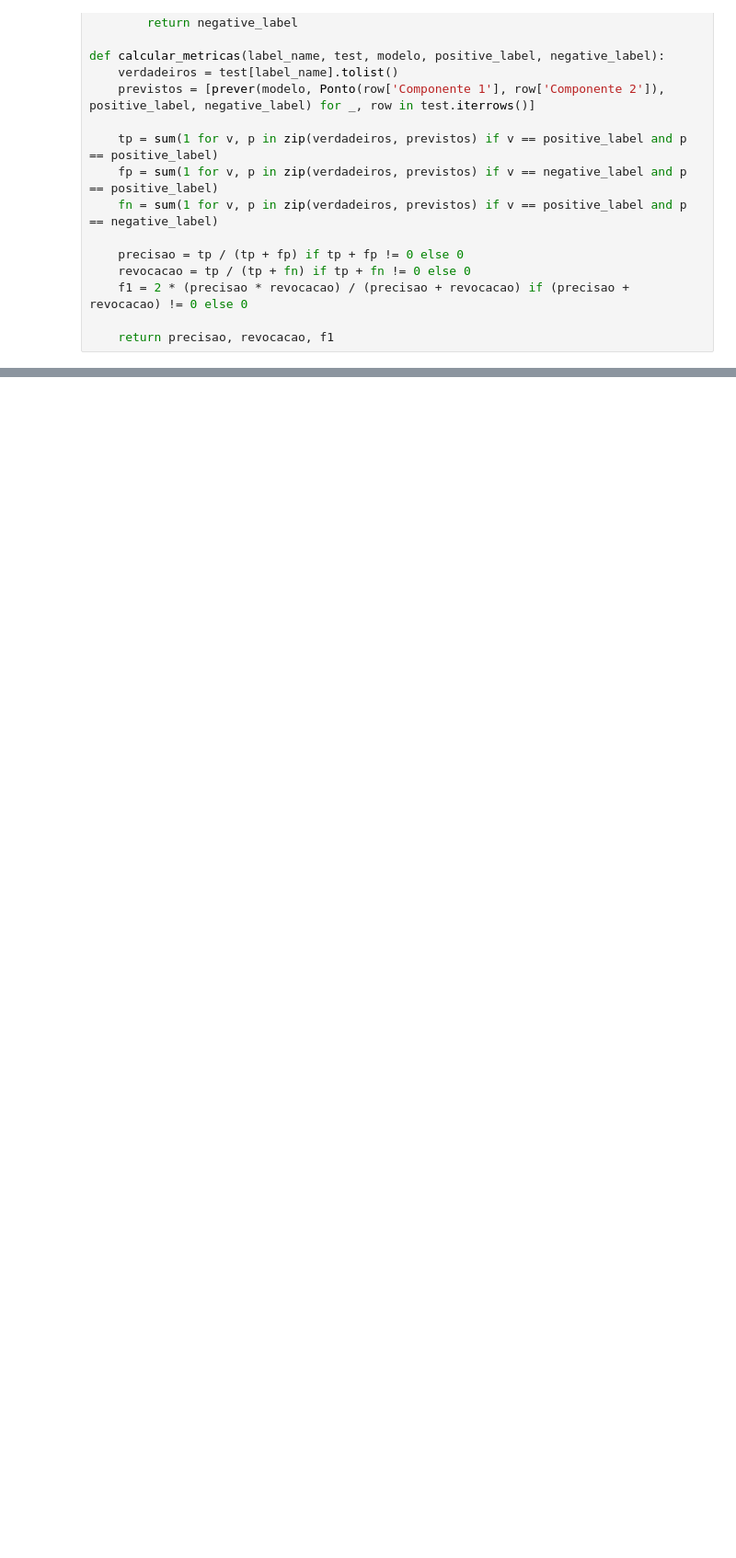
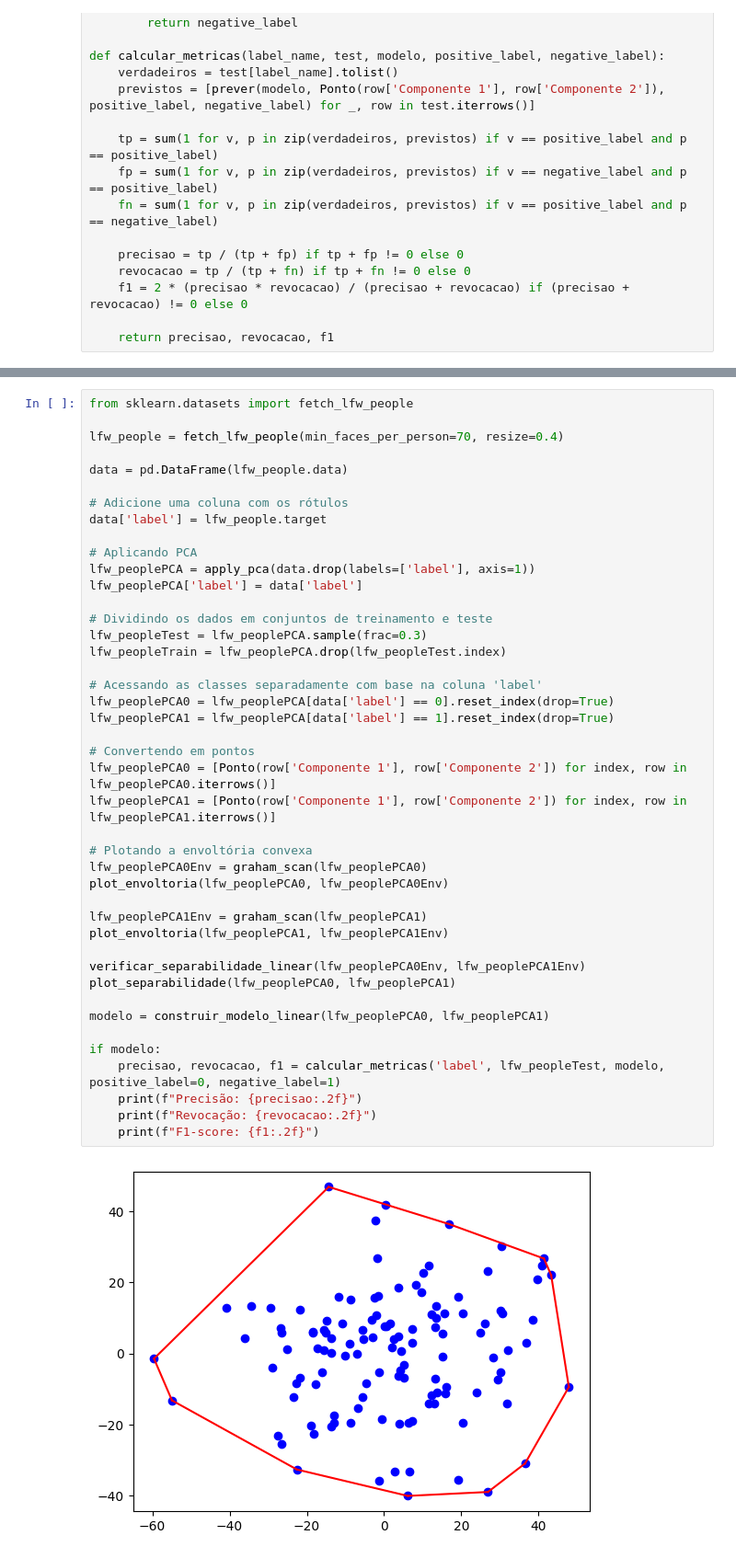
Before and after one commit to marcelomrad/Classificador_Linear, a Jupyter notebook: main.ipynb, the cells around one changed output, grey strips where cells are left out. Shown at 92% size. Saved outputs shown, nothing was run; the diff lists cells and outputs as text; blank space fills up the shorter version.

```diff
--- a/main.ipynb
+++ b/main.ipynb
@@ -944,0 +975,45 @@ Os dados não são linearmente separáveis.
+# %%
+from sklearn.datasets import fetch_lfw_people
+
+lfw_people = fetch_lfw_people(min_faces_per_person=70, resize=0.4)
+
+data = pd.DataFrame(lfw_people.data)
+
+# Adicione uma coluna com os rótulos
+data['label'] = lfw_people.target
+
+# Aplicando PCA
+lfw_peoplePCA = apply_pca(data.drop(labels=['label'], axis=1))
+lfw_peoplePCA['label'] = data['label']
+
+# Dividindo os dados em conjuntos de treinamento e teste
+lfw_peopleTest = lfw_peoplePCA.sample(frac=0.3)
+lfw_peopleTrain = lfw_peoplePCA.drop(lfw_peopleTest.index)
+
+# Acessando as classes separadamente com base na coluna 'label'
+lfw_peoplePCA0 = lfw_peoplePCA[data['label'] == 0].reset_index(drop=True)
+lfw_peoplePCA1 = lfw_peoplePCA[data['label'] == 1].reset_index(drop=True)
+
+# Convertendo em pontos
+lfw_peoplePCA0 = [Ponto(row['Componente 1'], row['Componente 2']) for index, row in lfw_peoplePCA0.iterrows()]
+lfw_peoplePCA1 = [Ponto(row['Componente 1'], row['Componente 2']) for index, row in lfw_peoplePCA1.iterrows()]
+
+# Plotando a envoltória convexa
+lfw_peoplePCA0Env = graham_scan(lfw_peoplePCA0)
+plot_envoltoria(lfw_peoplePCA0, lfw_peoplePCA0Env)
+
+lfw_peoplePCA1Env = graham_scan(lfw_peoplePCA1)
+plot_envoltoria(lfw_peoplePCA1, lfw_peoplePCA1Env)
+
+verificar_separabilidade_linear(lfw_peoplePCA0Env, lfw_peoplePCA1Env)
+plot_separabilidade(lfw_peoplePCA0, lfw_peoplePCA1)
+
+modelo = construir_modelo_linear(lfw_peoplePCA0, lfw_peoplePCA1)
+
+if modelo:
+    precisao, revocacao, f1 = calcular_metricas('label', lfw_peopleTest, modelo, positive_label=0, negative_label=1)
+    print(f"Precisão: {precisao:.2f}")
+    print(f"Revocação: {revocacao:.2f}")
+    print(f"F1-score: {f1:.2f}")
+# %% [output]
+[figure, added]
```
Also changed, not shown: parts of 19 cells of this notebook.
